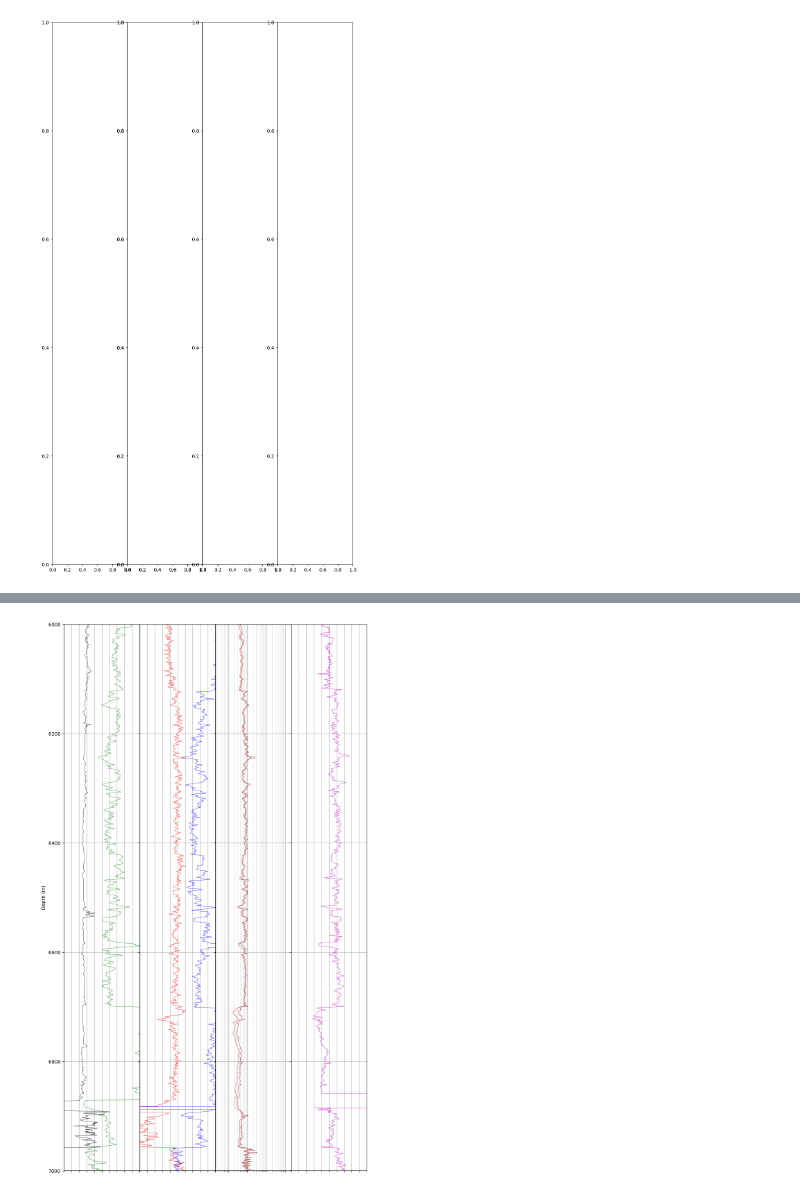
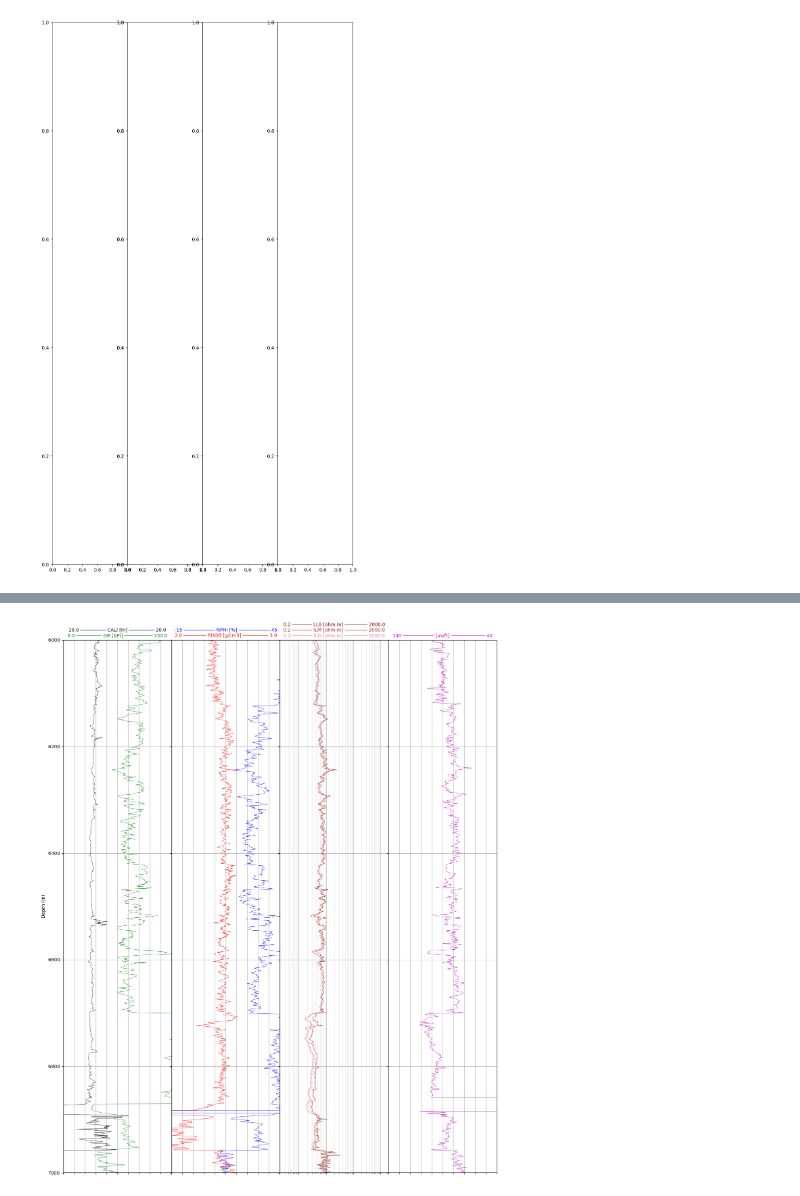
Before and after one commit to giecaruff/stoneforge, a Jupyter notebook: examples/log_export.ipynb, the cells around one changed output, grey strips where cells are left out. Saved outputs shown, nothing was run; the diff lists cells and outputs as text; code cells hidden in the pictures.

```diff
--- a/examples/log_export.ipynb
+++ b/examples/log_export.ipynb
@@ -141,17 +178,29 @@ img.show()
 # %%
-img = LogPlot()
+img = LogPlot(size=(29.7, 40.0))
 img.set_depth(data['DEPT'], d="Depth (In)",top=6000,bot=7000)
-img.nplot(x = data['GR'],c = 'g', vmin=0., vmax = 150.)
-img.nplot(x = data['CALI'],c = 'k', pos = True, vmin=10., vmax = 20.)
+img.nplot(x = data['GR'],c = 'g', vmin=0., vmax = 150., label = 'GR [API]')
+img.nplot(x = data['CALI'],c = 'k', pos = True, vmin=10., vmax = 20., label = 'CALI [In]')
 
-img.nplot(x = data['RHOB'],c = 'r', vmin=2., vmax = 3.)
-img.nplot(x = data['NPHI'],c = 'b', pos = True, vmin=-15, vmax=45)
+img.nplot(x = data['RHOB'],c = 'r', vmin=2., vmax = 3., label = 'RHOB [g/cm3]')
+img.nplot(x = data['NPHI'],c = 'b', pos = True, vmin=-15, vmax=45, label = 'NPHI [%]')
 
-img.lplot(x = data['ILD'],c = 'lightcoral', vmin=.2, vmax = 2000.)
-img.lplot(x = data['ILM'],c = 'firebrick', pos = True, vmin=.2, vmax = 2000.)
-img.lplot(x = data['LL8'],c = 'maroon', pos = True, vmin=.2, vmax = 2000.)
+img.lplot(x = data['ILD'],c = 'lightcoral', vmin=.2, vmax = 2000., label = 'ILD [ohm.m]')
+img.lplot(x = data['ILM'],c = 'firebrick', pos = True, vmin=.2, vmax = 2000., label = 'ILM [ohm.m]')
+img.lplot(x = data['LL8'],c = 'maroon', pos = True, vmin=.2, vmax = 2000., label = 'LL8 [ohm.m]')
 
-img.nplot(x = data['DT'],c = 'm',vmin=140, vmax=40)
-img.show()
+img.nplot(x = data['DT'],c = 'm',vmin=140, vmax=40, label = '[us/ft]')
+#img.show()
+img.save()
+
+# 5cm = 5 crt
+# 10cm = 10 crt
+# 15cm = 14 crt
+# 20cm = 19 crt
+# 25cm = 23 crt
+# 30cm = 27 crt
+# 40cm = 37 crt
+# 50cm = 46 crt
+# 60cm = 56 crt
+# 70cm = 65 crt
 # %% [output]
-[figure, old version]
+[figure, new version]
```
Also changed, not shown: parts of 1 cell of this notebook.
